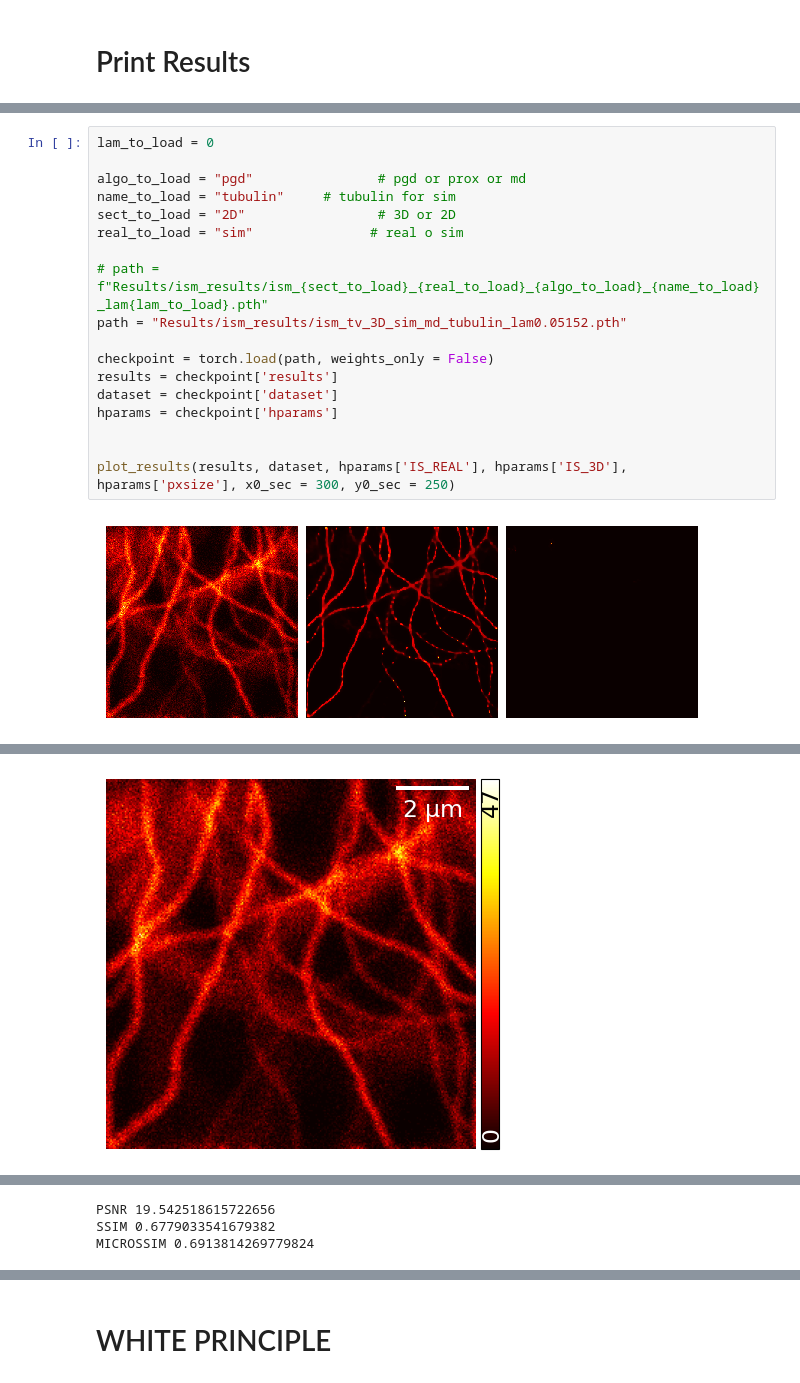
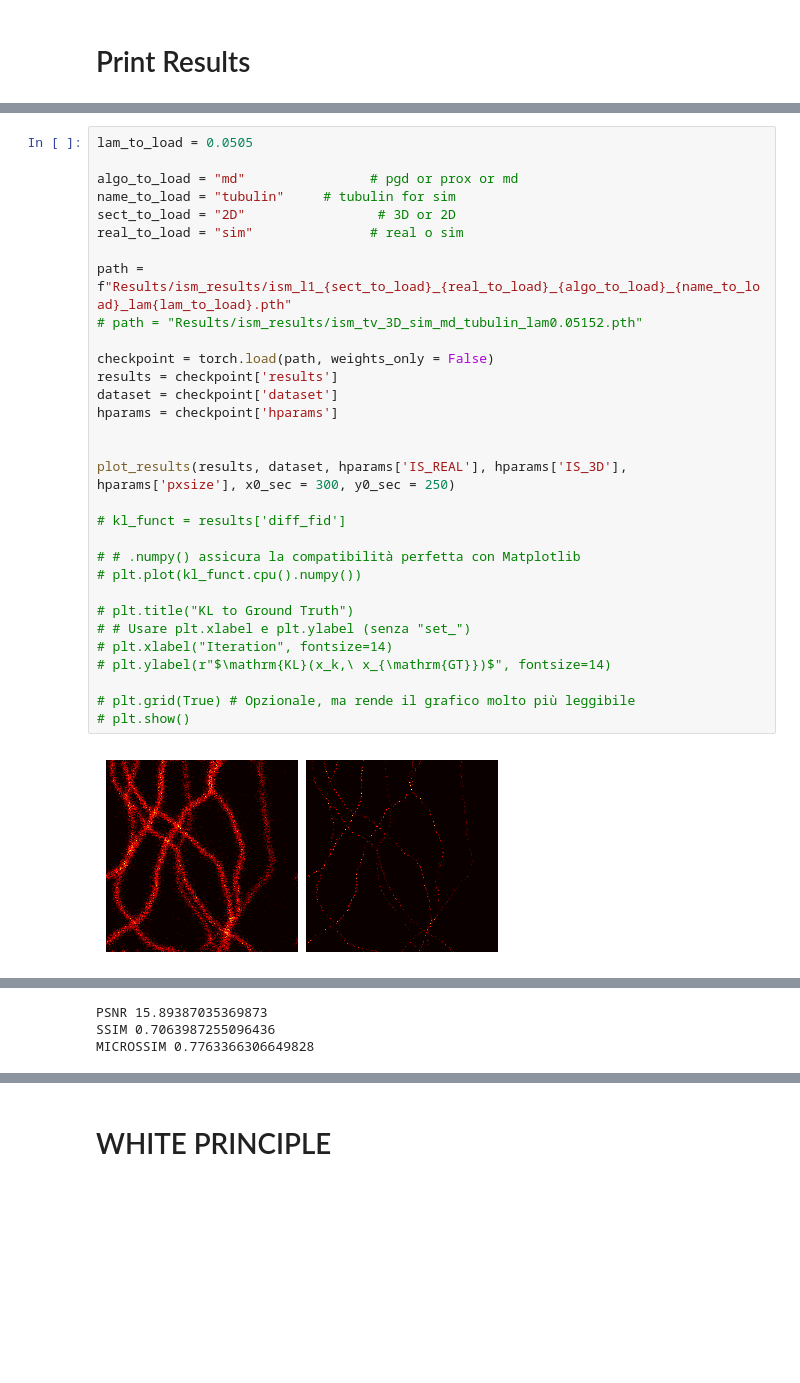
Before and after one commit to sofiaagostoni/ism_regularisation, a Jupyter notebook: results_ism.ipynb, the cells around one changed output, grey strips where cells are left out. Saved outputs shown, nothing was run; the diff lists cells and outputs as text; blank space fills up the shorter version.

```diff
--- a/results_ism.ipynb
+++ b/results_ism.ipynb
@@ -19,22 +20,35 @@ device = torch.device("cuda:1" if torch.cuda.is_available() else "cpu")
 # %% [output]
 Using device: cuda
 # %%
-lam_to_load = 0
+lam_to_load = 0.0505
 
-algo_to_load = "pgd"                # pgd or prox or md
+algo_to_load = "md"                # pgd or prox or md
 name_to_load = "tubulin"     # tubulin for sim
 sect_to_load = "2D"                 # 3D or 2D
 real_to_load = "sim"               # real o sim
 
-# path = f"Results/ism_results/ism_{sect_to_load}_{real_to_load}_{algo_to_load}_{name_to_load}_lam{lam_to_load}.pth"
-path = "Results/ism_results/ism_tv_3D_sim_md_tubulin_lam0.05152.pth"
+path = f"Results/ism_results/ism_l1_{sect_to_load}_{real_to_load}_{algo_to_load}_{name_to_load}_lam{lam_to_load}.pth"
+# path = "Results/ism_results/ism_tv_3D_sim_md_tubulin_lam0.05152.pth"
 
 checkpoint = torch.load(path, weights_only = False)
 results = checkpoint['results']
 dataset = checkpoint['dataset']
 hparams = checkpoint['hparams']
 
 
 plot_results(results, dataset, hparams['IS_REAL'], hparams['IS_3D'], hparams['pxsize'], x0_sec = 300, y0_sec = 250)
+
+# kl_funct = results['diff_fid']
+
+# # .numpy() assicura la compatibilità perfetta con Matplotlib
+# plt.plot(kl_funct.cpu().numpy())
+
+# plt.title("KL to Ground Truth")
+# # Usare plt.xlabel e plt.ylabel (senza "set_")
+# plt.xlabel("Iteration", fontsize=14)
+# plt.ylabel(r"$\mathrm{KL}(x_k,\ x_{\mathrm{GT}})$", fontsize=14)
+
+# plt.grid(True) # Opzionale, ma rende il grafico molto più leggibile
+# plt.show()
 # %% [output]
-[figure, old version]
+[figure, new version]
@@ -45 +58,0 @@ plot_results(results, dataset, hparams['IS_REAL'], hparams['IS_3D'], hparams['px
-[figure, removed]
@@ -48,6 +59,6 @@ plot_results(results, dataset, hparams['IS_REAL'], hparams['IS_3D'], hparams['px
-PSNR 19.542518615722656
-SSIM 0.6779033541679382
-MICROSSIM 0.6913814269779824
+PSNR 15.89387035369873
+SSIM 0.7063987255096436
+MICROSSIM 0.7763366306649828
 # %%
 x = dataset["noise_image"]
 x_gt = dataset["ground_truth"]
```
Also changed, not shown: parts of 12 cells of this notebook, 8 other files.
